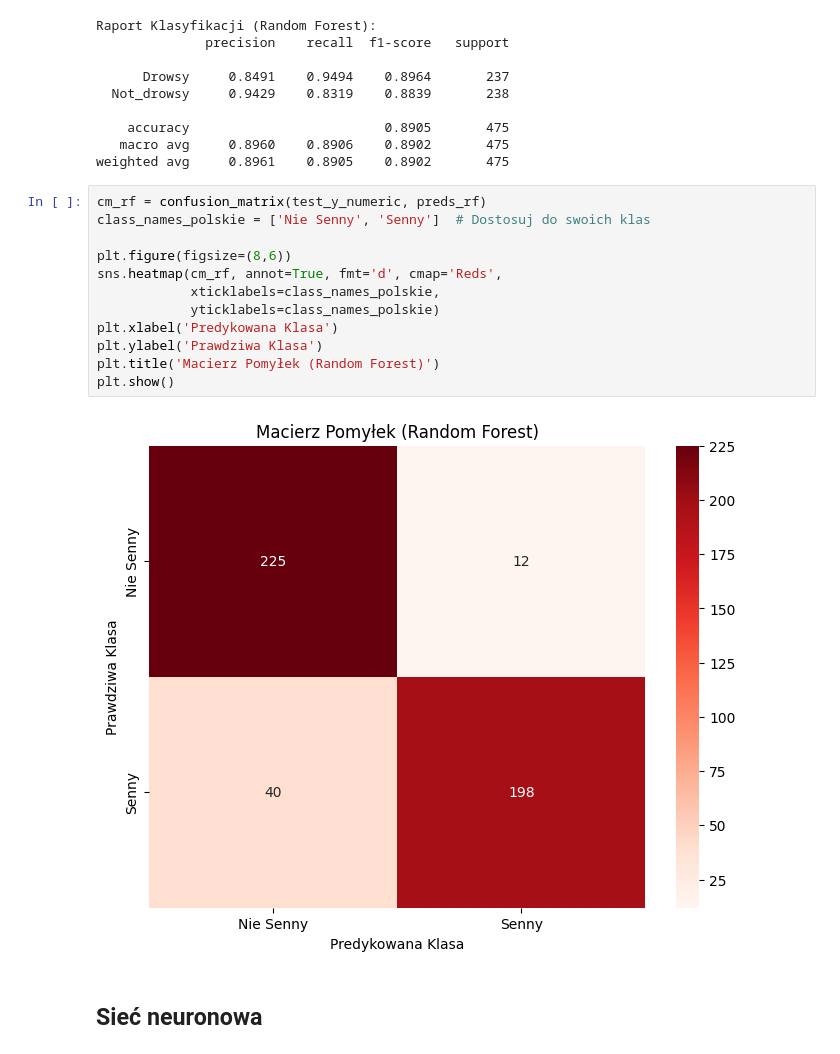
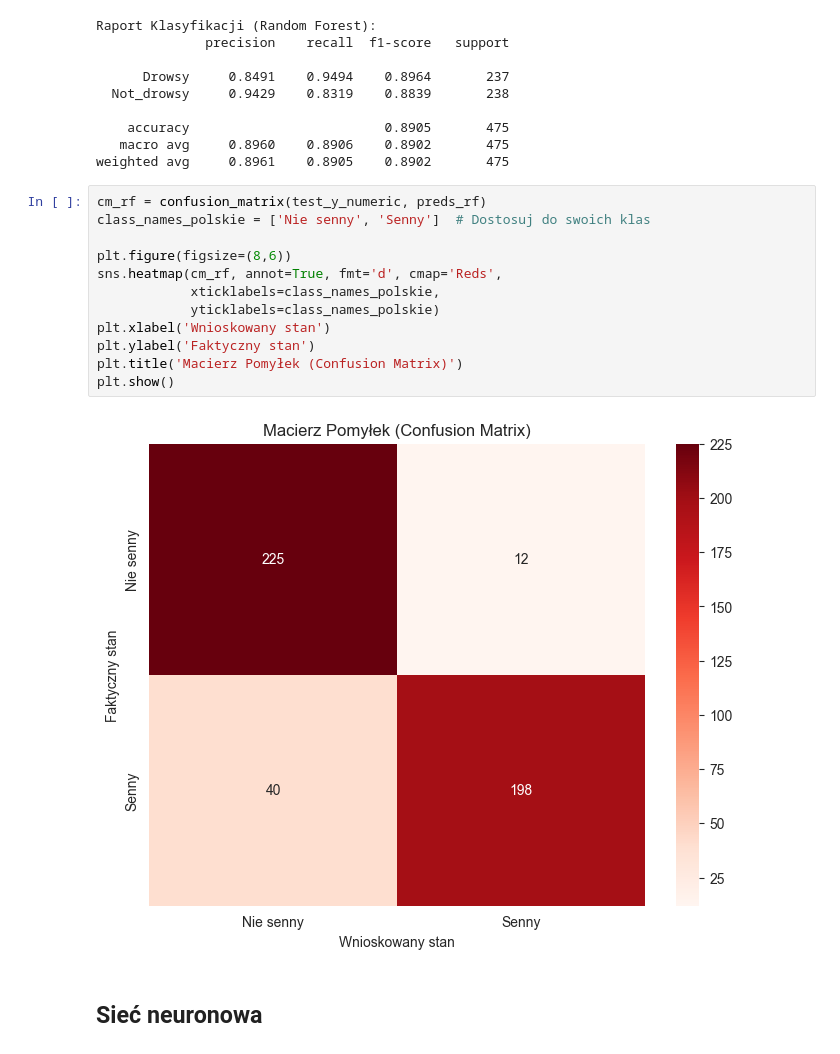
Before and after one commit to AdrianPanasiewicz/Drowsiness_detection_system, a Jupyter notebook: Workspace/Models/validating_on_test_dataset.ipynb, the cells around one changed output. Saved outputs shown, nothing was run; the diff lists cells and outputs as text.

```diff
--- a/Workspace/Models/validating_on_test_dataset.ipynb
+++ b/Workspace/Models/validating_on_test_dataset.ipynb
@@ -153,18 +153,18 @@ Raport Klasyfikacji (Random Forest):
 weighted avg     0.8961    0.8905    0.8902       475
 # %%
 cm_rf = confusion_matrix(test_y_numeric, preds_rf)
-class_names_polskie = ['Nie Senny', 'Senny']  # Dostosuj do swoich klas
+class_names_polskie = ['Nie senny', 'Senny']  # Dostosuj do swoich klas
 
 plt.figure(figsize=(8,6))
 sns.heatmap(cm_rf, annot=True, fmt='d', cmap='Reds',
             xticklabels=class_names_polskie,
             yticklabels=class_names_polskie)
-plt.xlabel('Predykowana Klasa')
-plt.ylabel('Prawdziwa Klasa')
-plt.title('Macierz Pomyłek (Random Forest)')
+plt.xlabel('Wnioskowany stan')
+plt.ylabel('Faktyczny stan')
+plt.title('Macierz Pomyłek (Confusion Matrix)')
 plt.show()
 # %% [output]
-[figure, old version]
+[figure, new version]
 # %% [markdown]
 ## Sieć neuronowa
 # %%
```
Also changed, not shown: parts of 6 cells of this notebook.
